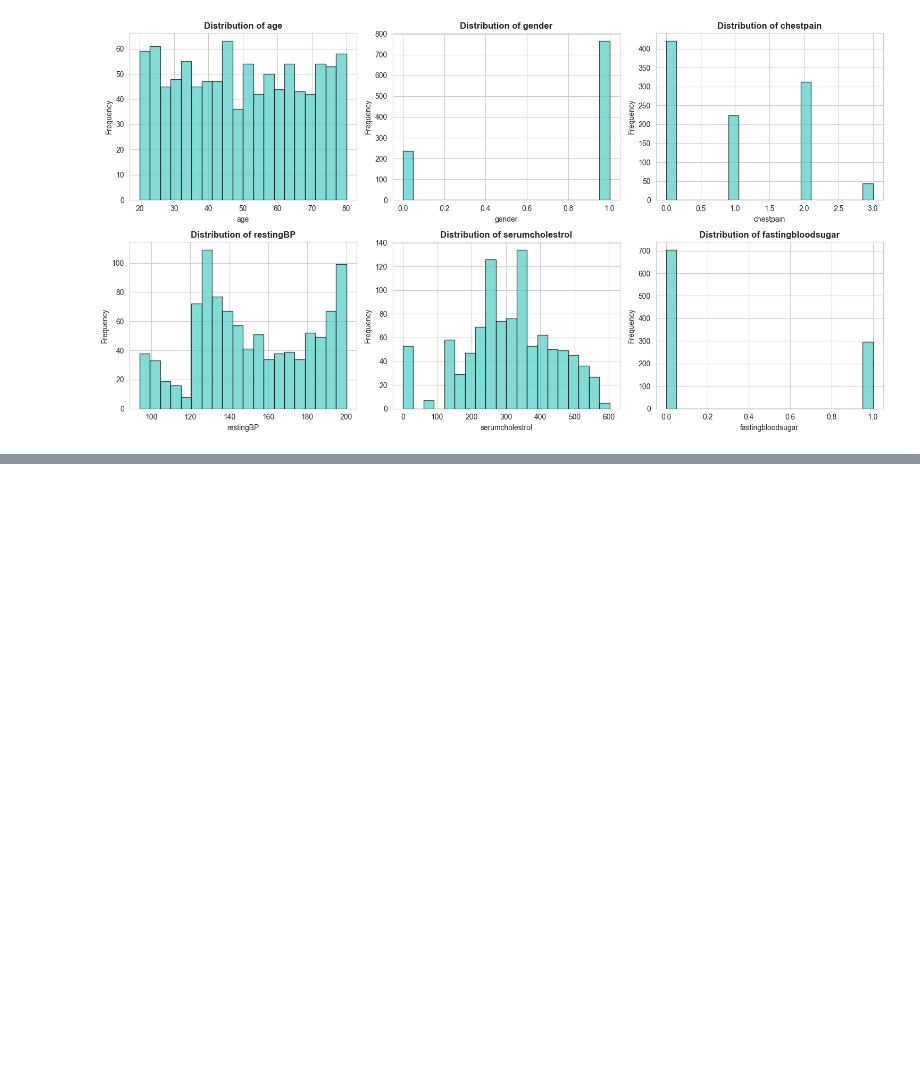
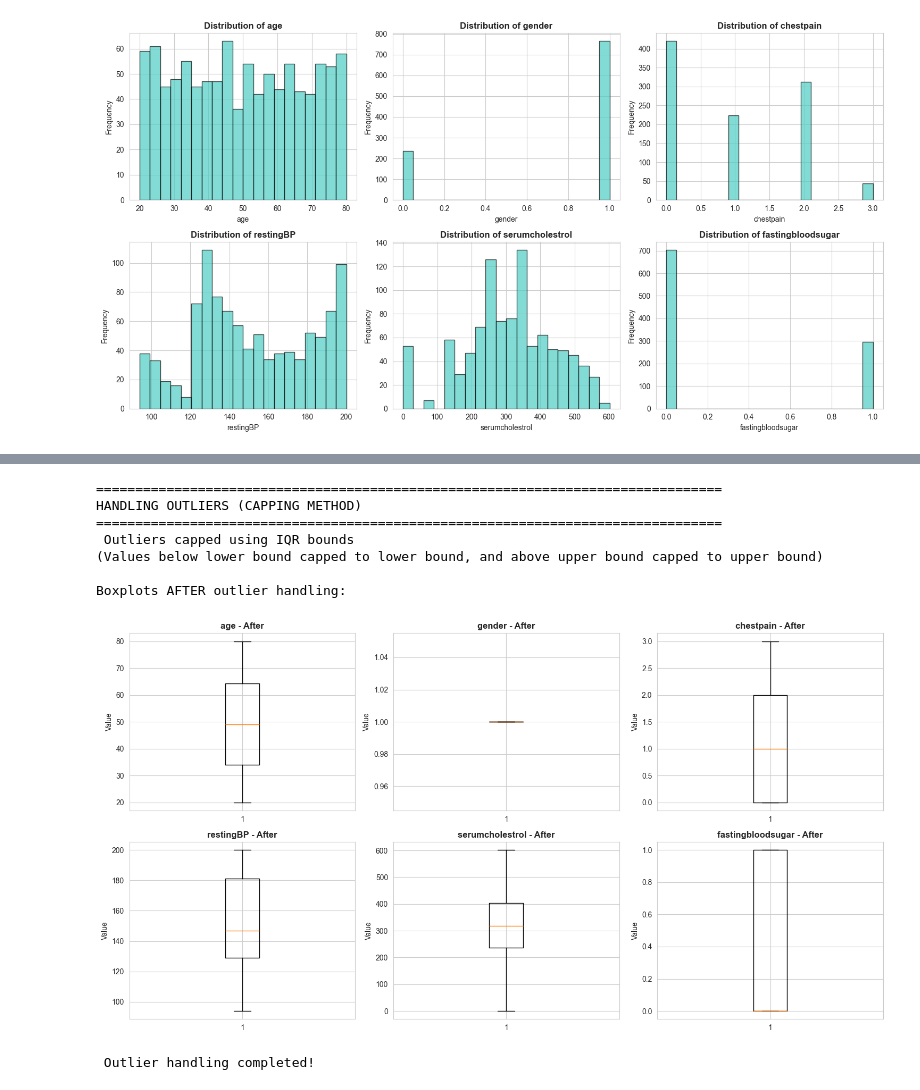
Before and after one commit to perera2001/ML-Assignment-, a Jupyter notebook: Logistic/logistic.ipynb, the cells around one changed output, grey strips where cells are left out. Saved outputs shown, nothing was run; the diff lists cells and outputs as text; code cells hidden in the pictures; blank space fills up the shorter version.

```diff
--- a/Logistic/logistic.ipynb
+++ b/Logistic/logistic.ipynb
@@ -463,0 +603,48 @@ FEATURE DISTRIBUTIONS
+# %%
+# Handle outliers by capping (winsorization)
+print("\n" + "=" * 80)
+print("HANDLING OUTLIERS (CAPPING METHOD)")
+print("=" * 80)
+
+for col in numerical_cols_for_outliers:
+    Q1 = df_processed[col].quantile(0.25)
+    Q3 = df_processed[col].quantile(0.75)
+    IQR = Q3 - Q1
+
+    lower_bound = Q1 - 1.5 * IQR
+    upper_bound = Q3 + 1.5 * IQR
+
+    # Cap outliers instead of removing them
+    df_processed[col] = df_processed[col].clip(lower=lower_bound, upper=upper_bound)
+
+print(" Outliers capped using IQR bounds")
+print("(Values below lower bound capped to lower bound, and above upper bound capped to upper bound)")
+print()
+
+# Visualize boxplots after outlier handling
+print("Boxplots AFTER outlier handling:")
+fig, axes = plt.subplots(2, 3, figsize=(15, 8))
+axes = axes.flatten()
+
+for idx, col in enumerate(numerical_cols_for_outliers[:6]):
+    axes[idx].boxplot(df_processed[col], vert=True)
+    axes[idx].set_title(f'{col} - After', fontweight='bold')
+    axes[idx].set_ylabel('Value')
+
+for idx in range(len(numerical_cols_for_outliers[:6]), 6):
+    axes[idx].axis('off')
+
+plt.tight_layout()
+plt.show()
+
+print("\n Outlier handling completed!")
+# %% [output]
+================================================================================
+HANDLING OUTLIERS (CAPPING METHOD)
+================================================================================
+ Outliers capped using IQR bounds
+(Values below lower bound capped to lower bound, and above upper bound capped to upper bound)
+
+Boxplots AFTER outlier handling:
+[figure, added]
+ Outlier handling completed!
```
Also changed, not shown: parts of 4 cells of this notebook.
